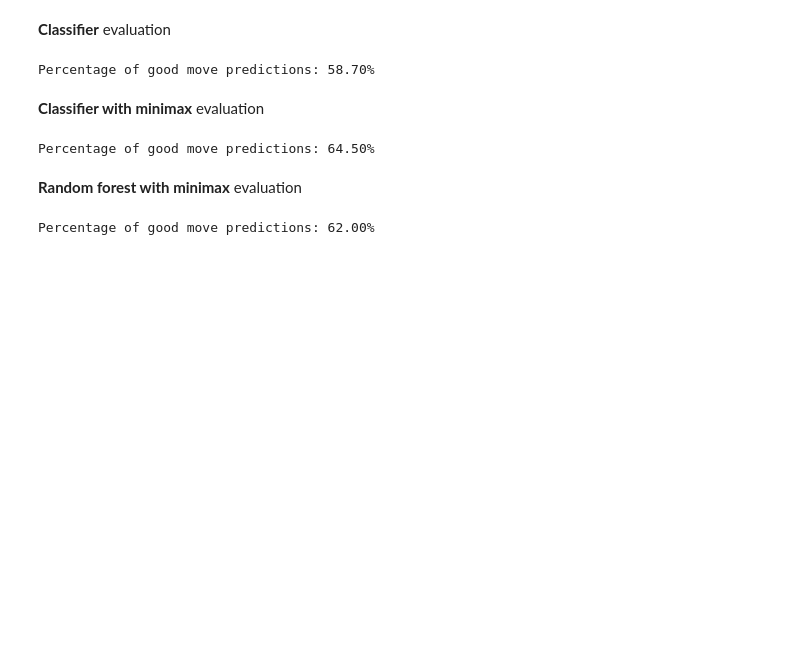
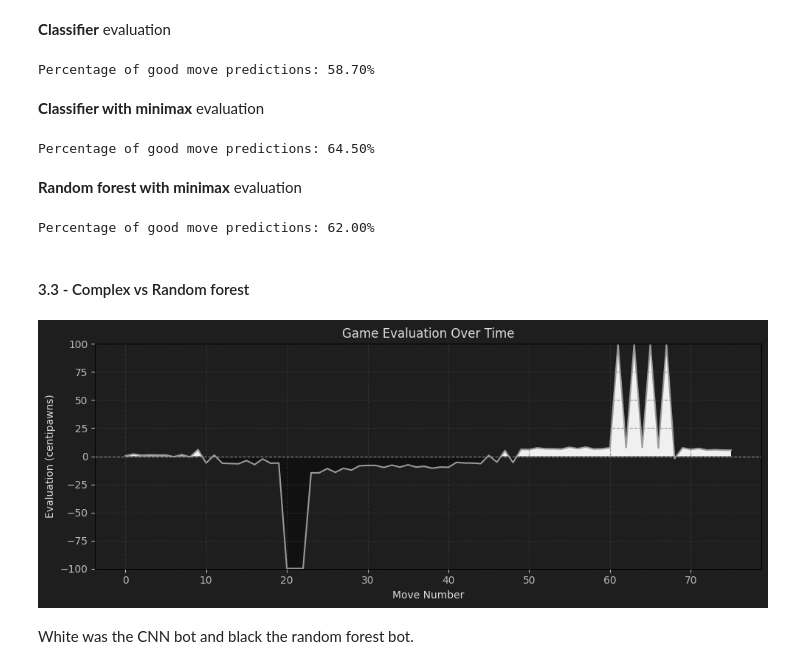
Before and after one commit to Djoto15/DAT550-Project-Chess_bot, a Jupyter notebook: evaluation.ipynb, the cells around one changed output. Drawn from its saved outputs; the diff is of its cells as text; code cells hidden in the pictures; blank space fills up the shorter version.

Commit message:
game

```diff
--- a/evaluation.ipynb
+++ b/evaluation.ipynb
@@ -209,3 +209,12 @@ Percentage of good move predictions: 64.50%
 evaluate_bot(forest_minimax, test)
 # %% [output]
 Percentage of good move predictions: 62.00%
+# %% [markdown]
+#### 3.3 - Complex vs Random forest
+# %%
+evaluator = Evaluation(Engine(), white_player=None, black_player=None)
+evaluator.evaluate_game("my_game.pgn")
+# %% [output]
+[figure, added]
+# %% [markdown]
+White was the CNN bot and black the random forest bot.
```
Also changed, not shown: parts of 1 cell of this notebook, 3 other files.
